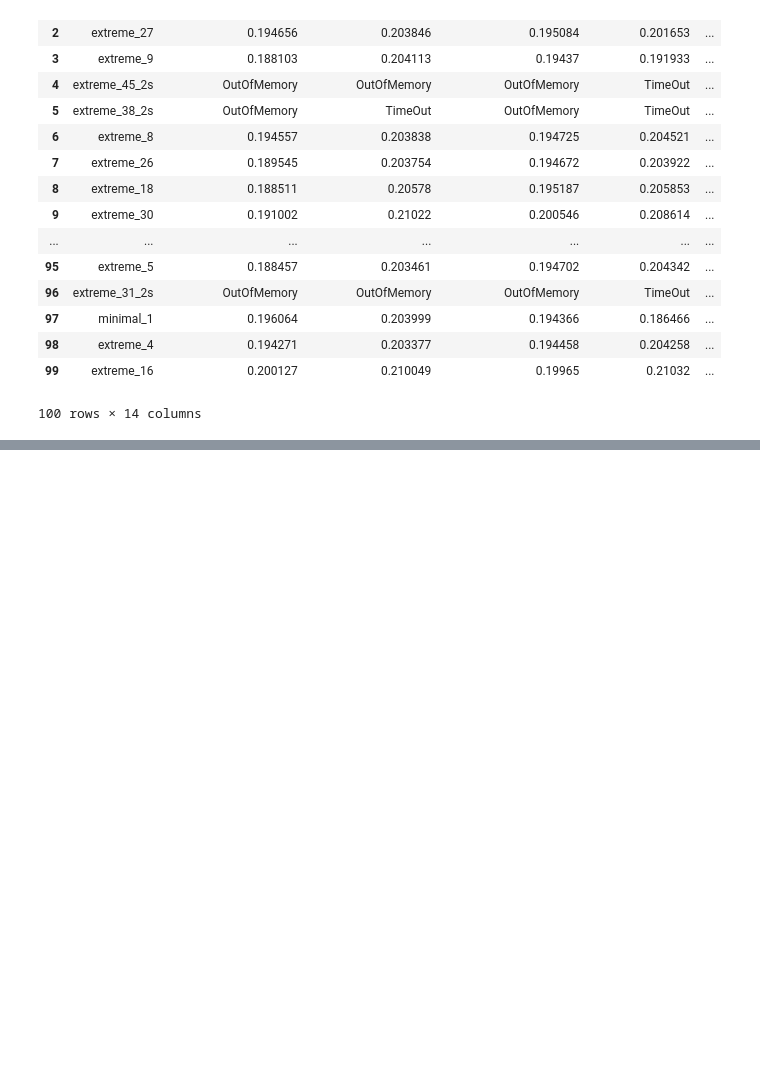
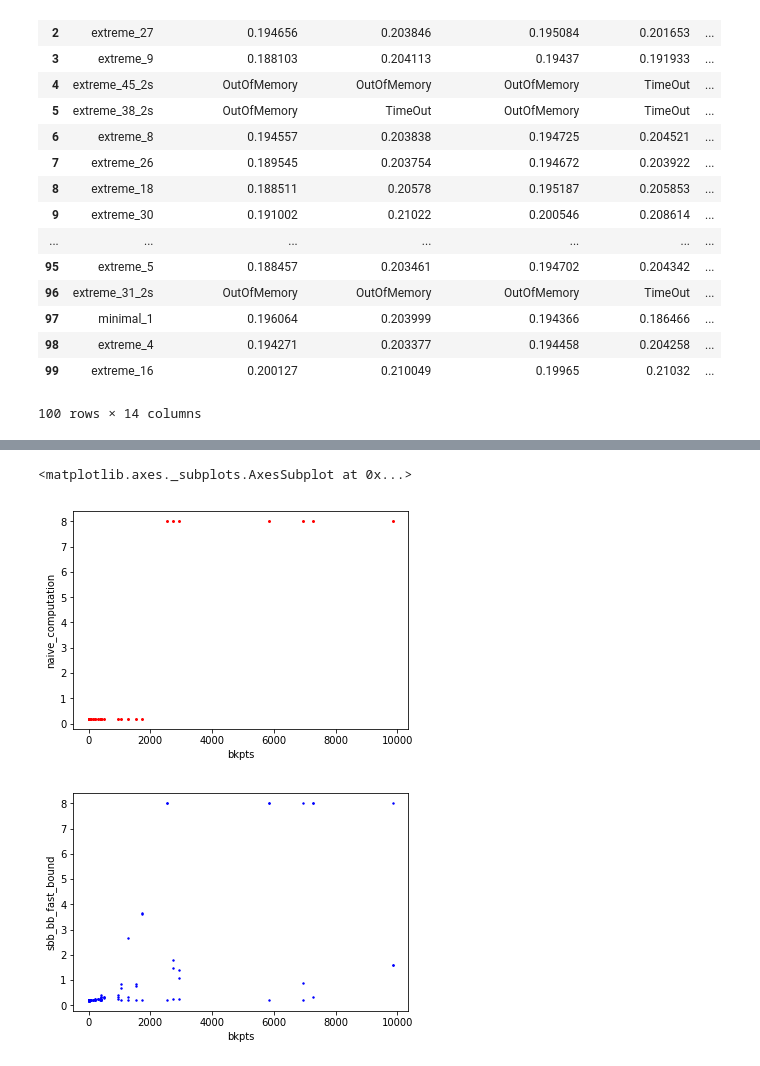
Before and after one commit to jiawei-wang-ucd/jiawei-computations, a Jupyter notebook: data_analysis.ipynb, the cells around one changed output, grey strips where cells are left out. Saved outputs shown, nothing was run; the diff lists cells and outputs as text; code cells hidden in the pictures; blank space fills up the shorter version.

```diff
--- a/data_analysis.ipynb
+++ b/data_analysis.ipynb
@@ -272,0 +288,8 @@ generate_dataframe(path, metric = 'memory', stats='max')
+# %%
+memory_df_plot=plot_scatter(memory_df, metric = 'memory', memory_limit = 8)
+memory_df_plot.plot.scatter(x='bkpts',y='naive_computation',s=2,c='red')
+memory_df_plot.plot.scatter(x='bkpts',y='sbb_bb_fast_bound',s=2,c='blue')
+# %% [output]
+<matplotlib.axes._subplots.AxesSubplot at 0x...>
+[figure, added]
+[figure, added]
```
Also changed, not shown: parts of 5 cells of this notebook, 1 other file.
